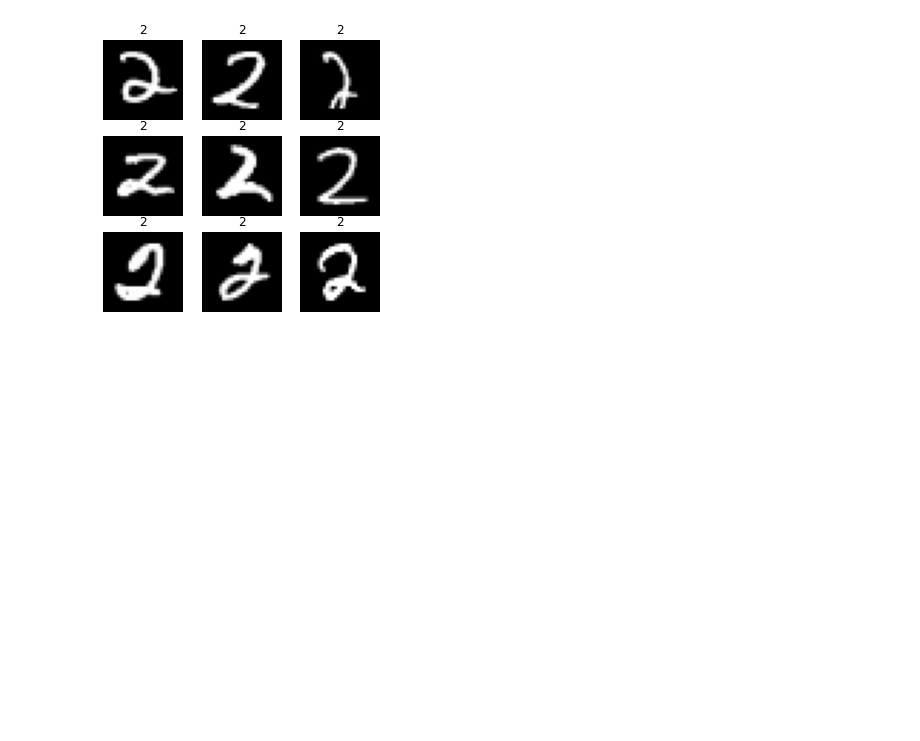
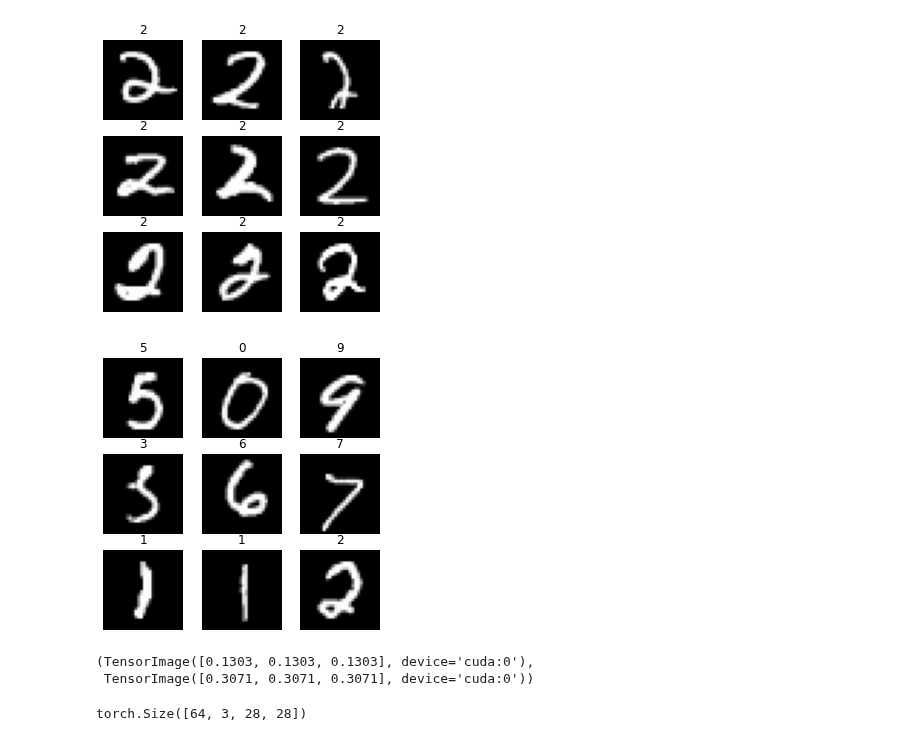
Before and after one commit to Aravinda89/fastai_bootcamp, a Jupyter notebook: Gayan_DL201_Pract_1.ipynb, the cells around one changed output. Drawn from its saved outputs; the diff is of its cells as text; code cells hidden in the pictures; blank space fills up the shorter version.

```diff
--- a/Gayan_DL201_Pract_1.ipynb
+++ b/Gayan_DL201_Pract_1.ipynb
@@ -598,0 +601,21 @@ test_dl.show_batch(max_n=9, figsize=(5, 5))
+# %%
+mnist = DataBlock(blocks=(ImageBlock,CategoryBlock),
+                  get_items=get_image_files,
+                  splitter=RandomSplitter(valid_pct=0.2),
+                  get_y=parent_label)
+
+dls = mnist.dataloaders(path/'training')
+# %%
+dls.show_batch(max_n=9, figsize=(5, 5))
+# %% [output]
+[figure, added]
+# %%
+x,y = dls.one_batch()
+x.mean(dim=[0,2,3]), x.std(dim=[0,2,3])
+# %% [output]
+(TensorImage([0.1303, 0.1303, 0.1303], device='cuda:0'),
+ TensorImage([0.3071, 0.3071, 0.3071], device='cuda:0'))
+# %%
+x.shape
+# %% [output]
+torch.Size([64, 3, 28, 28])
```
Also changed, not shown: parts of 51 cells of this notebook.
